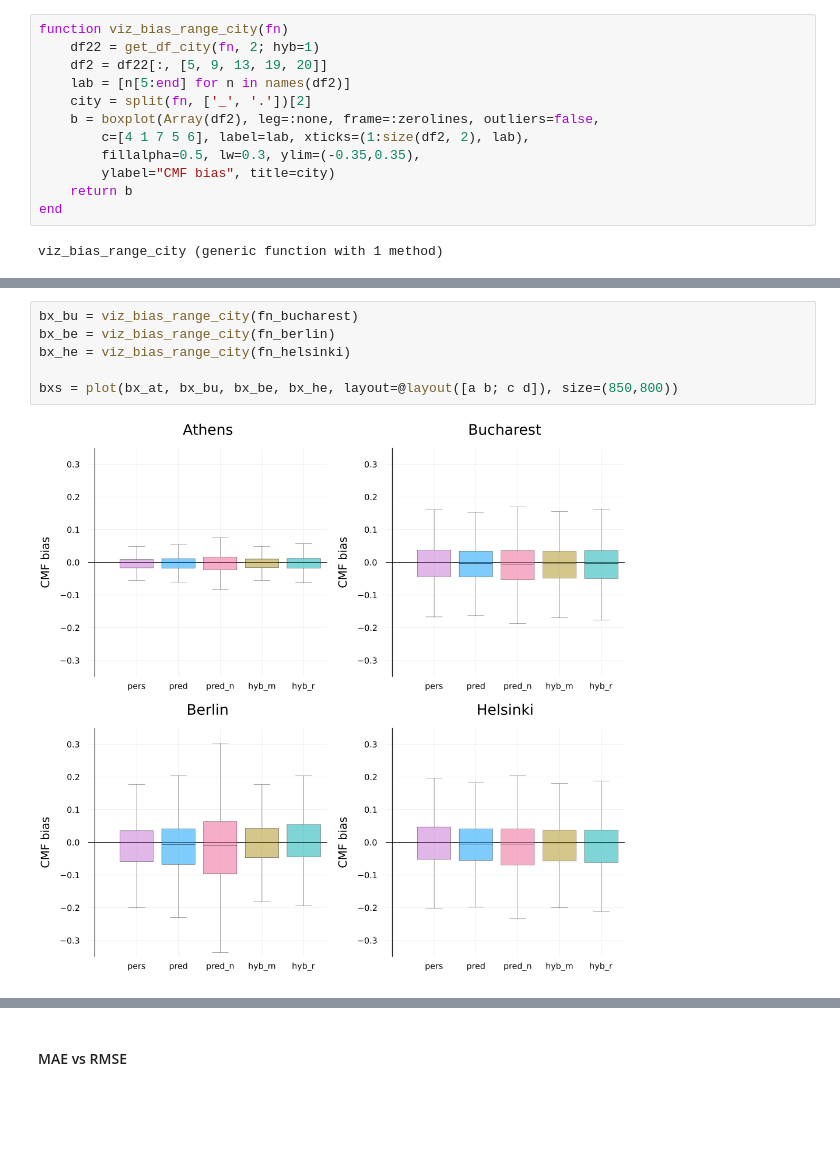
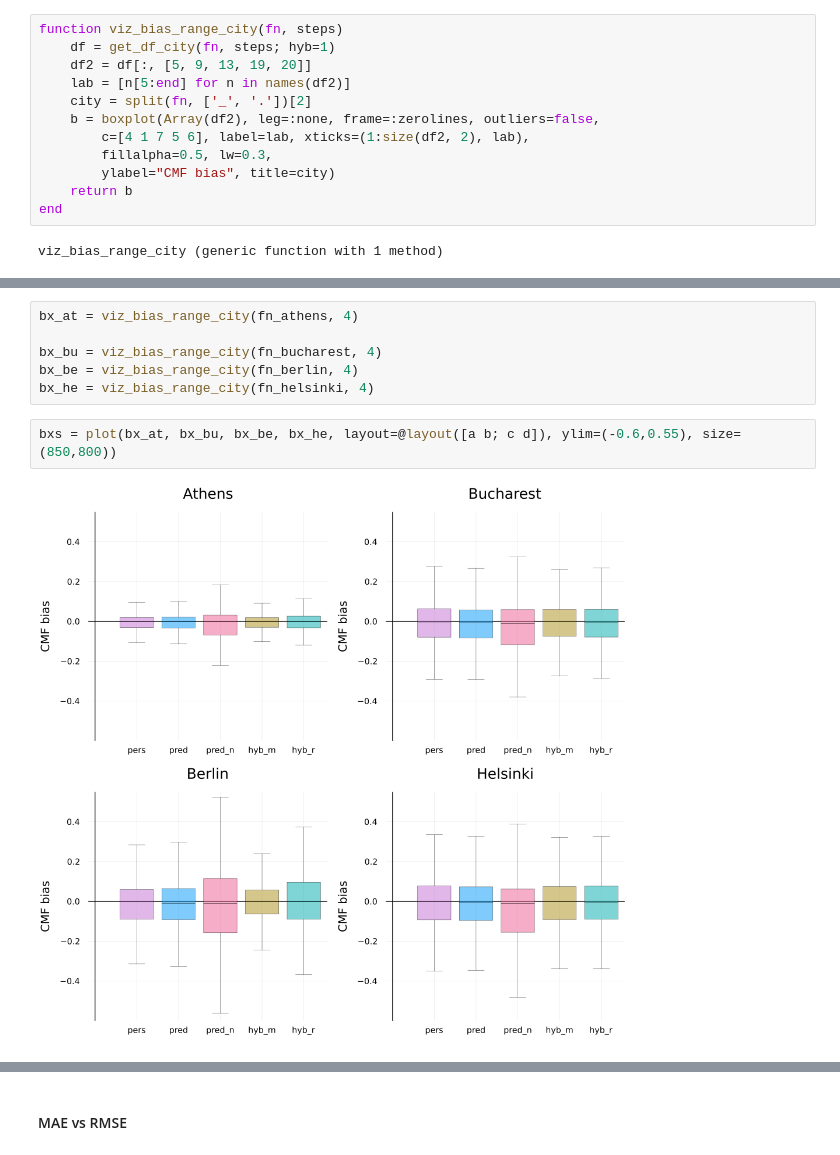
Before and after one commit to EuRoXy/MC_CMF, a Jupyter notebook: moreCities.ipynb, the cells around one changed output, grey strips where cells are left out. Cells and saved outputs as stored; diff of their text form; blank space fills up the shorter version.

```diff
--- a/moreCities.ipynb
+++ b/moreCities.ipynb
@@ -279,14 +291,14 @@ sca = plot(s_at, s_bu, s_be, s_he, layout=@layout([a b; c d]), size=(1100, 700),
 # %% [markdown]
 #### bias range
 # %%
-function viz_bias_range_city(fn)
-    df22 = get_df_city(fn, 2; hyb=1)
-    df2 = df22[:, [5, 9, 13, 19, 20]]
+function viz_bias_range_city(fn, steps)
+    df = get_df_city(fn, steps; hyb=1)
+    df2 = df[:, [5, 9, 13, 19, 20]]
     lab = [n[5:end] for n in names(df2)]
     city = split(fn, ['_', '.'])[2]
     b = boxplot(Array(df2), leg=:none, frame=:zerolines, outliers=false,
         c=[4 1 7 5 6], label=lab, xticks=(1:size(df2, 2), lab),
-        fillalpha=0.5, lw=0.3, ylim=(-0.35,0.35),
+        fillalpha=0.5, lw=0.3,
         ylabel="CMF bias", title=city)
     return b
 end
@@ -299,8 +307,10 @@ bx_at = viz_bias_range_city(fn_athens)
-# %%
-bx_bu = viz_bias_range_city(fn_bucharest)
-bx_be = viz_bias_range_city(fn_berlin)
-bx_he = viz_bias_range_city(fn_helsinki)
-
-bxs = plot(bx_at, bx_bu, bx_be, bx_he, layout=@layout([a b; c d]), size=(850,800))
-# %% [output]
-[figure, removed]
+# %%
+bx_at = viz_bias_range_city(fn_athens, 4)
+
+bx_bu = viz_bias_range_city(fn_bucharest, 4)
+bx_be = viz_bias_range_city(fn_berlin, 4)
+bx_he = viz_bias_range_city(fn_helsinki, 4)
+# %%
+bxs = plot(bx_at, bx_bu, bx_be, bx_he, layout=@layout([a b; c d]), ylim=(-0.6,0.55), size=(850,800))
+# %% [output]
+[figure, added]
```
Also changed, not shown: parts of 21 cells of this notebook, 5 other files.
